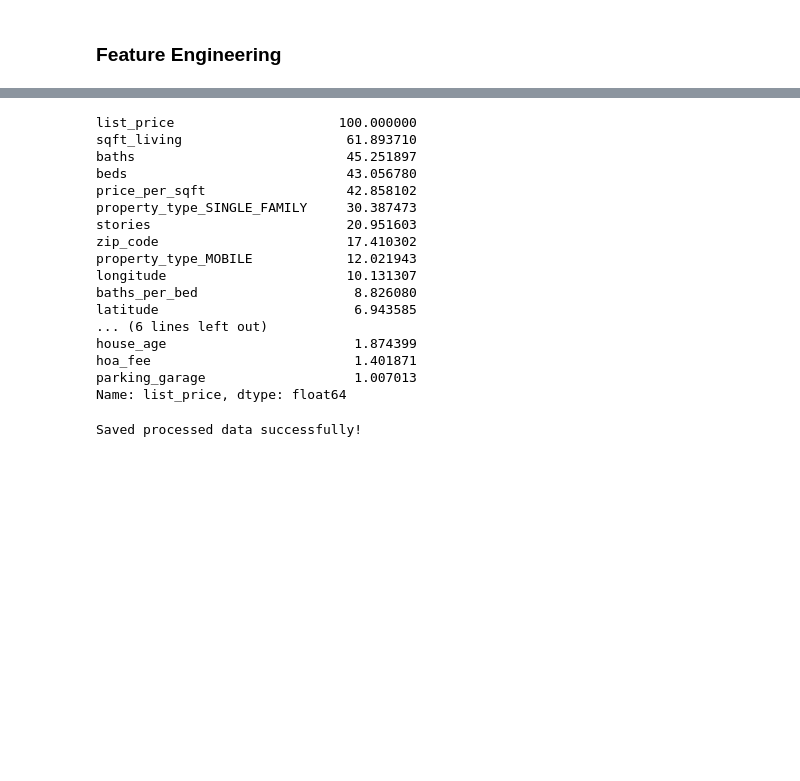
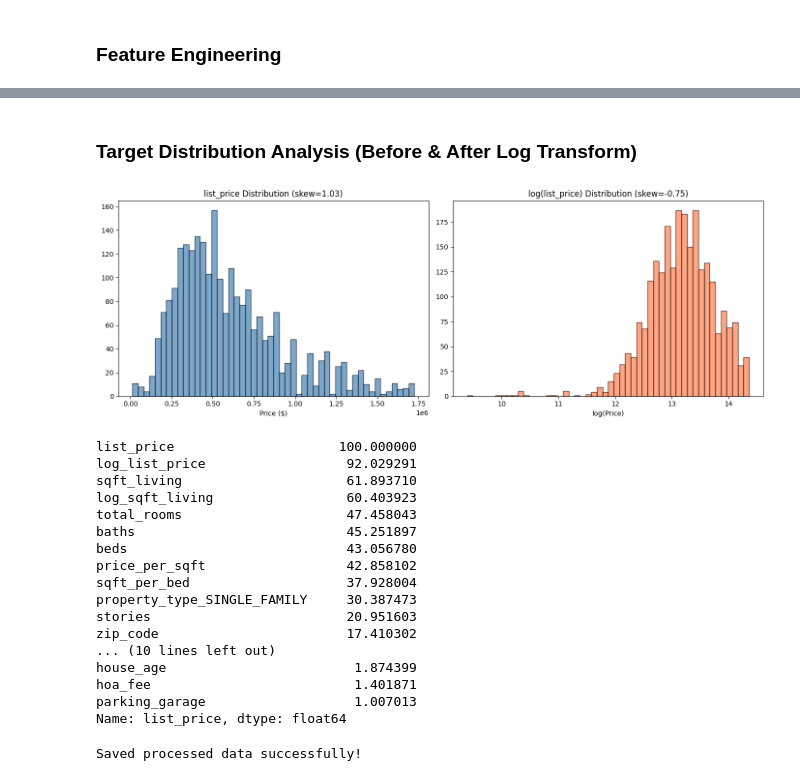
Before and after one commit to mjmajlesi/House-Price-Prediction, a Jupyter notebook: notebooks/data-preprocessing.ipynb, the cells around one changed output, grey strips where cells are left out. Cells and saved outputs as stored; diff of their text form; code cells hidden in the pictures; blank space fills up the shorter version.

Commit message:
add Log transform to data preproccessing

```diff
--- a/notebooks/data-preprocessing.ipynb
+++ b/notebooks/data-preprocessing.ipynb
@@ -142,0 +123,22 @@ df
+# %%
+# --- Core Feature Engineering ---
+df["house_age"] = 2026 - df["year_built"]
+df["baths_per_bed"] = df["baths"] / df["beds"].replace(0, 1)
+
+# --- Additional Engineered Features ---
+# Total rooms proxy
+df["total_rooms"] = df["beds"] + df["baths"]
+
+# Living area per bedroom
+df["sqft_per_bed"] = df["sqft_living"] / df["beds"].replace(0, 1)
+
+# Log-transformed target (for modeling notebook to use)
+df["log_list_price"] = np.log1p(df["list_price"])
+
+# Log-transformed sqft (reduces right-skew)
+df["log_sqft_living"] = np.log1p(df["sqft_living"])
+
+print(f"Skewness of list_price: {df['list_price'].skew():.3f}")
+print(f"Skewness of log_list_price: {df['log_list_price'].skew():.3f}")
+print(f"\nNew features added: total_rooms, sqft_per_bed, log_list_price, log_sqft_living")
+df.head()
@@ -143,3 +157,22 @@ df
+# %% [markdown]
+### Target Distribution Analysis (Before & After Log Transform)
+# %%
+fig, axes = plt.subplots(1, 2, figsize=(14, 5))
+
+# Raw distribution
+axes[0].hist(df["list_price"], bins=50, edgecolor="black", alpha=0.7, color="steelblue")
+axes[0].set_title(f"list_price Distribution (skew={df['list_price'].skew():.2f})")
+axes[0].set_xlabel("Price ($)")
+
+# Log-transformed distribution
+axes[1].hist(df["log_list_price"], bins=50, edgecolor="black", alpha=0.7, color="coral")
+axes[1].set_title(f"log(list_price) Distribution (skew={df['log_list_price'].skew():.2f})")
+axes[1].set_xlabel("log(Price)")
+
+plt.tight_layout()
+plt.show()
+# %% [output]
+[figure, added]
 # %%
 # correlation analysis
 num_features = df.select_dtypes(include=['number'])
@@ -149,18 +182,18 @@ percent_list_price_correlations = list_price_correlations * 100
 percent_list_price_correlations
 # %% [output]
 list_price                     100.000000
+log_list_price                  92.029291
 sqft_living                     61.893710
+log_sqft_living                 60.403923
+total_rooms                     47.458043
 baths                           45.251897
 beds                            43.056780
 price_per_sqft                  42.858102
+sqft_per_bed                    37.928004
 property_type_SINGLE_FAMILY     30.387473
 stories                         20.951603
 zip_code                        17.410302
-property_type_MOBILE            12.021943
-longitude                       10.131307
-baths_per_bed                    8.826080
-latitude                         6.943585
-... (6 lines left out)
+... (10 lines left out)
 house_age                        1.874399
 hoa_fee                          1.401871
 parking_garage                   1.007013
```
Also changed, not shown: parts of 2 cells of this notebook, 1 other file.
